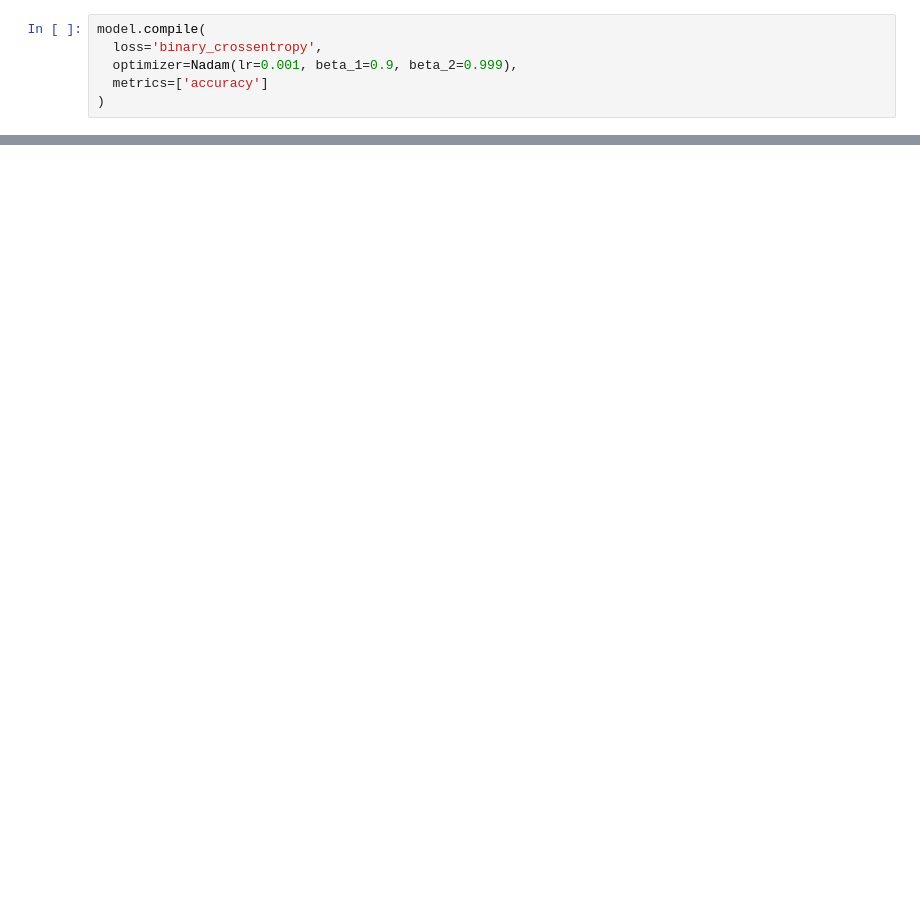
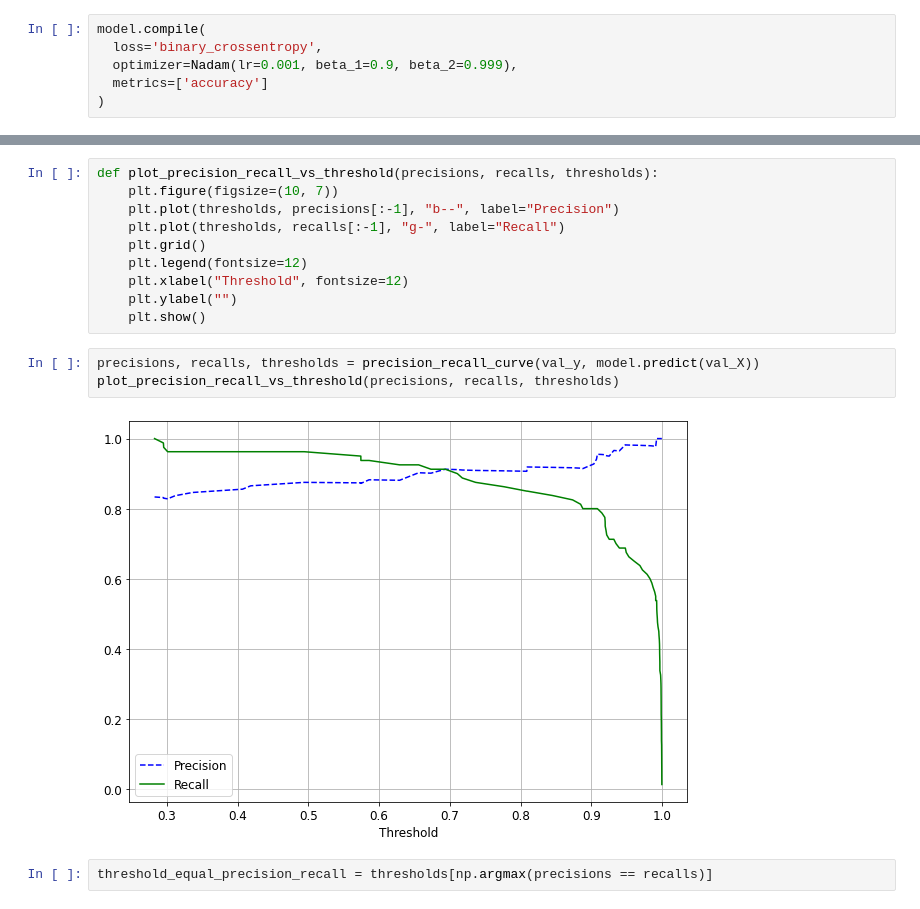
Before and after one commit to pk0912/threat_text_classification, a Jupyter notebook: notebooks/classification_models.ipynb, the cells around one changed output, grey strips where cells are left out. Drawn from its saved outputs; the diff is of its cells as text; blank space fills up the shorter version.

Commit message:
tried different models and thresholds

```diff
--- a/notebooks/classification_models.ipynb
+++ b/notebooks/classification_models.ipynb
@@ -304,0 +383,17 @@ plt.show()
+# %%
+def plot_precision_recall_vs_threshold(precisions, recalls, thresholds):
+    plt.figure(figsize=(10, 7))
+    plt.plot(thresholds, precisions[:-1], "b--", label="Precision")
+    plt.plot(thresholds, recalls[:-1], "g-", label="Recall")
+    plt.grid()
+    plt.legend(fontsize=12)
+    plt.xlabel("Threshold", fontsize=12)
+    plt.ylabel("")
+    plt.show()
+# %%
+precisions, recalls, thresholds = precision_recall_curve(val_y, model.predict(val_X))
+plot_precision_recall_vs_threshold(precisions, recalls, thresholds)
+# %% [output]
+[figure, added]
+# %%
+threshold_equal_precision_recall = thresholds[np.argmax(precisions == recalls)]
```
Also changed, not shown: parts of 26 cells of this notebook, 1 other file.
